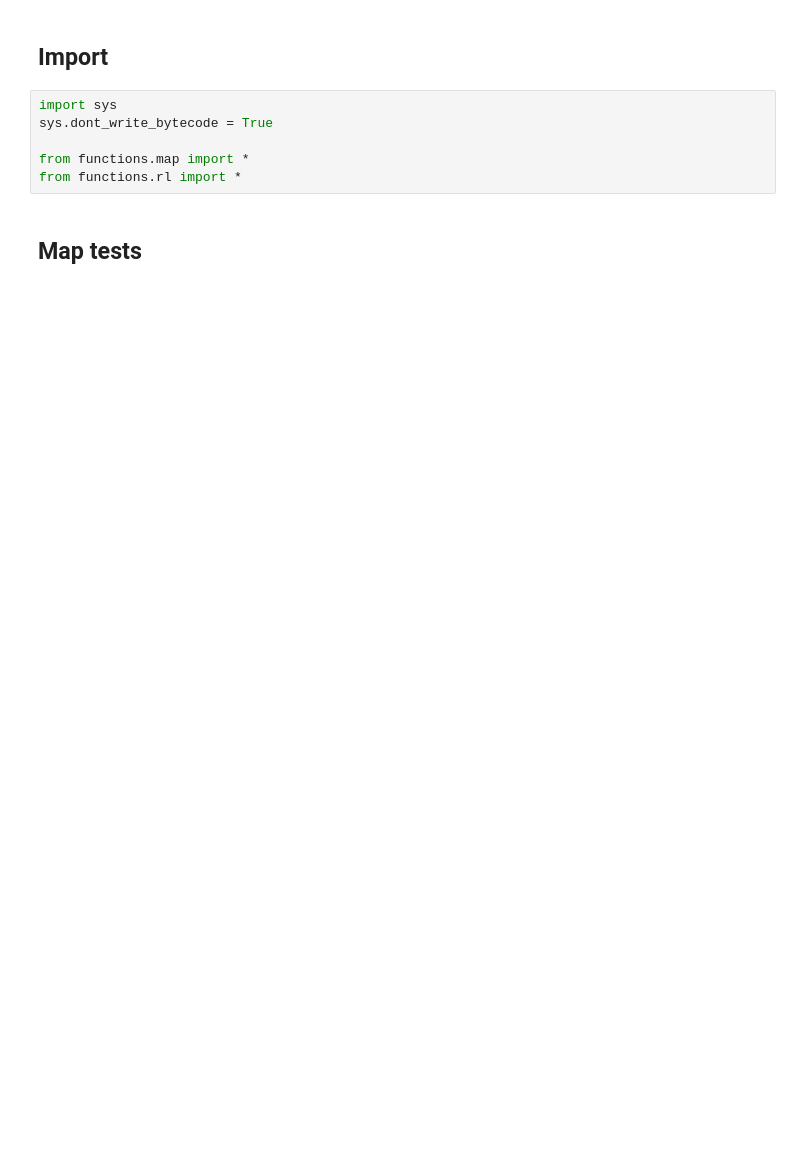
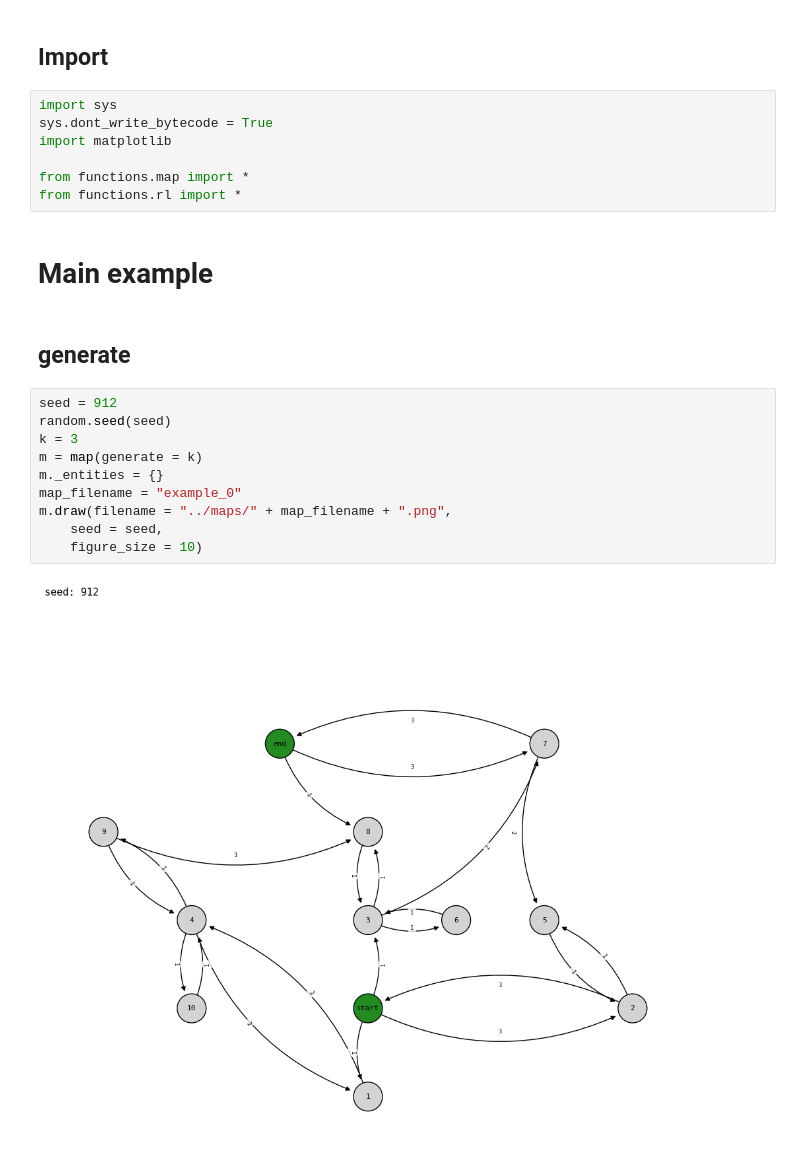
Before and after one commit to caporali/keep_heading_north, a Jupyter notebook: code/source/khn_test.ipynb, the cells around one changed output. Cells and saved outputs as stored; diff of their text form; blank space fills up the shorter version.

```diff
--- a/code/source/khn_test.ipynb
+++ b/code/source/khn_test.ipynb
@@ -3,8 +3,23 @@
 # %%
 import sys
 sys.dont_write_bytecode = True
+import matplotlib
 
 from functions.map import *
 from functions.rl import *
-# %% [markdown]
-## Map tests
+# %% [markdown]
+# Main example
+# %% [markdown]
+## generate
+# %%
+seed = 912
+random.seed(seed)
+k = 3
+m = map(generate = k)
+m._entities = {}
+map_filename = "example_0"
+m.draw(filename = "../maps/" + map_filename + ".png",
+	seed = seed,
+	figure_size = 10)
+# %% [output]
+[figure, added]
```
Also changed, not shown: parts of 25 cells of this notebook, 37 other files.
